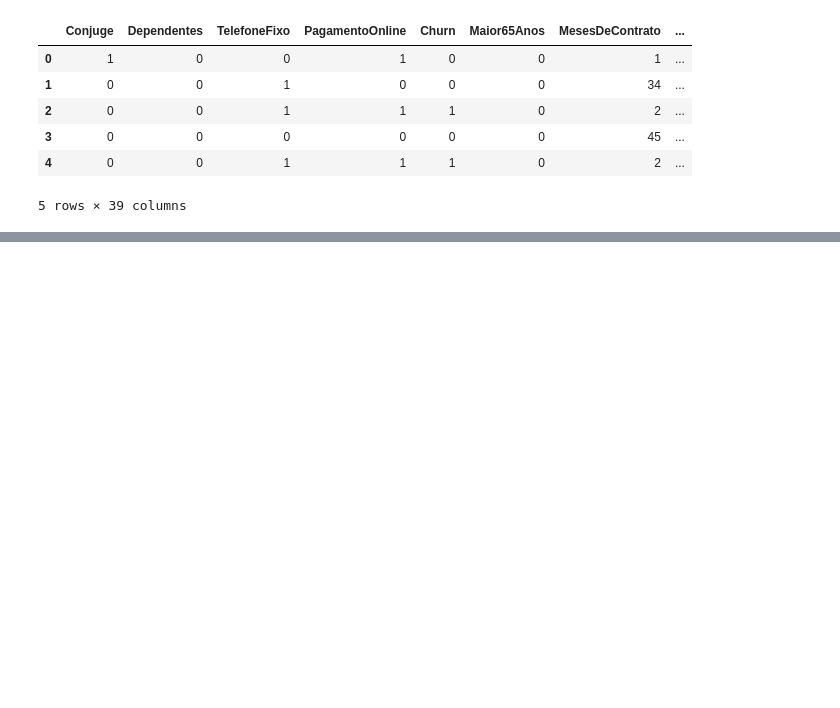
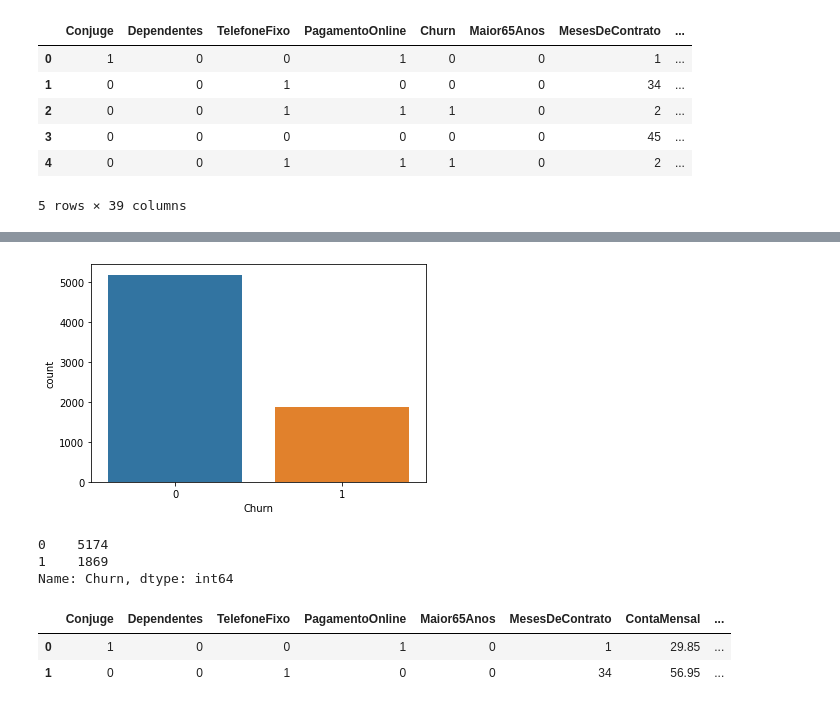
Before and after one commit to rgrAndrade/aluravoz, a Jupyter notebook: aluravoz.ipynb, the cells around one changed output, grey strips where cells are left out. Saved outputs shown, nothing was run; the diff lists cells and outputs as text; code cells hidden in the pictures; blank space fills up the shorter version.

```diff
--- a/aluravoz.ipynb
+++ b/aluravoz.ipynb
@@ -47,0 +63,13 @@ dados_final.head()
+# %%
+#variável target está desbalanceada
+import seaborn as sns
+%matplotlib inline
+ax = sns.countplot(x='Churn', data=dados_final)
+# %% [output]
+[figure, added]
+# %%
+dados_final.Churn.value_counts()
+# %% [output]
+0    5174
+1    1869
+Name: Churn, dtype: int64
@@ -47,0 +89,7 @@ dados_final.head()
+# %%
+#verificação 1 - junção dos dados
+dados_final.head(2)
+# %% [output]
+|  | Conjuge | Dependentes | TelefoneFixo | PagamentoOnline | Maior65Anos | MesesDeContrato | ContaMensal | ... |
+| 0 | 1 | 0 | 0 | 1 | 0 | 1 | 29.85 | ... |
+| 1 | 0 | 0 | 1 | 0 | 0 | 34 | 56.95 | ... |
```
Also changed, not shown: parts of 31 cells of this notebook.
